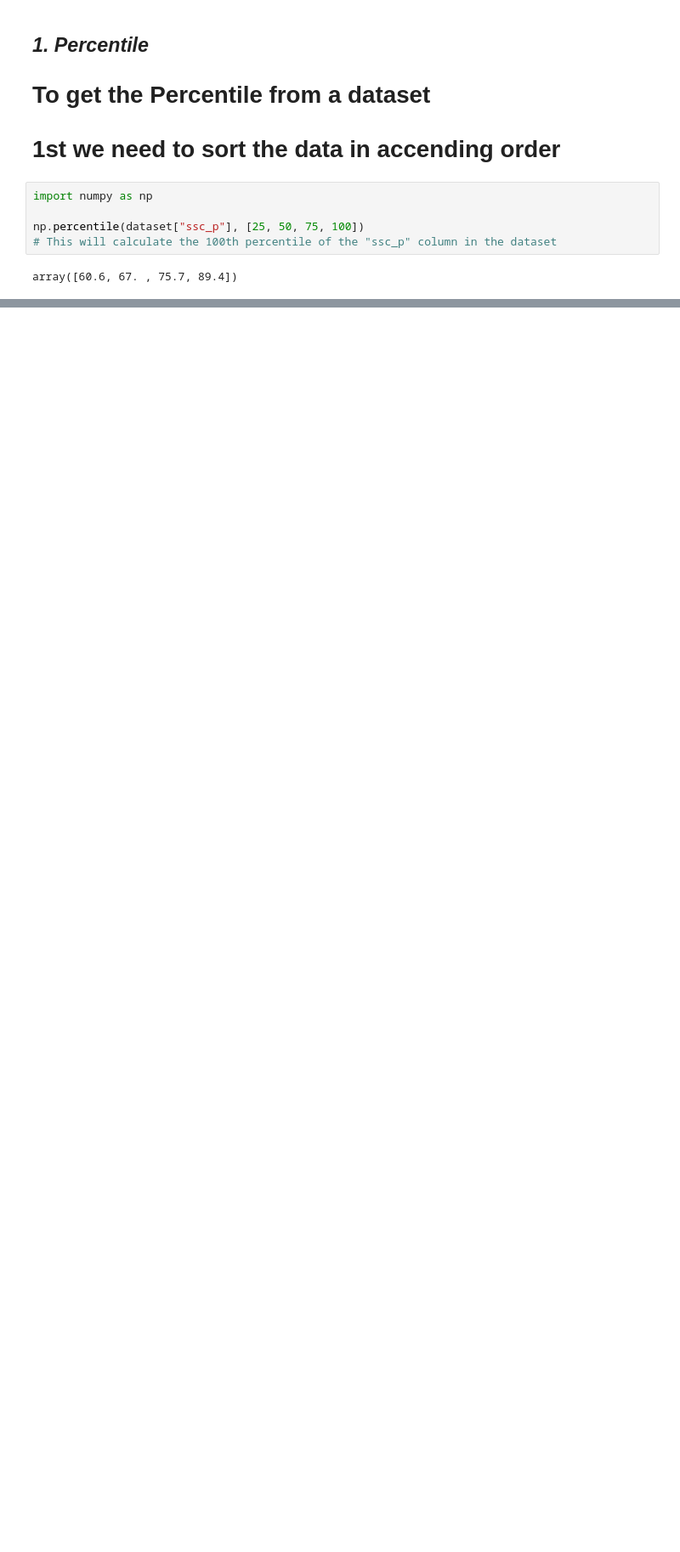
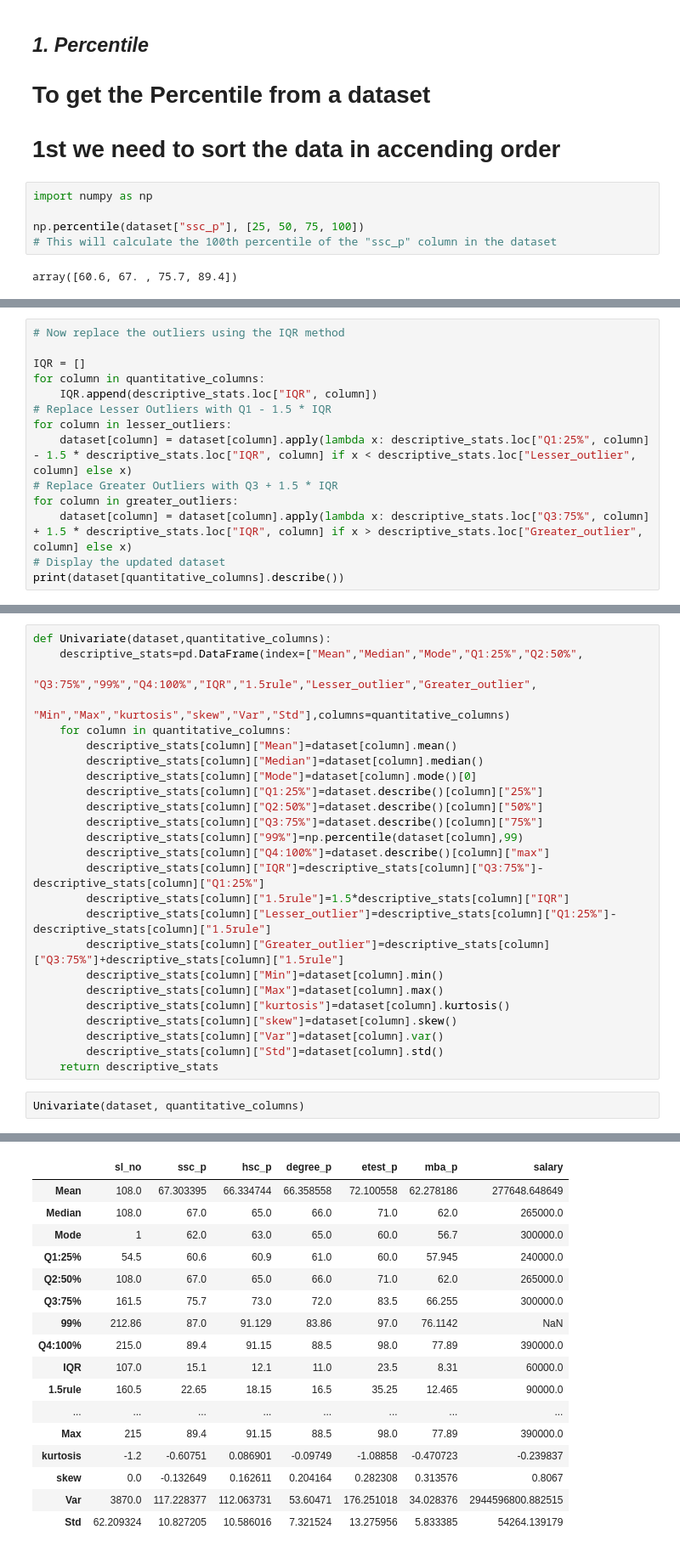
Before and after one commit to JoinDeeHub/AI, a Jupyter notebook: 3.Data_Science/1_Univariate_Analysis/Measure of Location of the Data/percentile.ipynb, the cells around one changed output, grey strips where cells are left out. Shown at 85% size. Cells and saved outputs as stored; diff of their text form; blank space fills up the shorter version.

```diff
--- a/3.Data_Science/1_Univariate_Analysis/Measure of Location of the Data/percentile.ipynb
+++ b/3.Data_Science/1_Univariate_Analysis/Measure of Location of the Data/percentile.ipynb
@@ -484,0 +543,14 @@ discriptive_stats
+# %%
+# Now replace the outliers using the IQR method
+
+IQR = []
+for column in quantitative_columns:
+    IQR.append(descriptive_stats.loc["IQR", column])
+# Replace Lesser Outliers with Q1 - 1.5 * IQR
+for column in lesser_outliers:
+    dataset[column] = dataset[column].apply(lambda x: descriptive_stats.loc["Q1:25%", column] - 1.5 * descriptive_stats.loc["IQR", column] if x < descriptive_stats.loc["Lesser_outlier", column] else x)
+# Replace Greater Outliers with Q3 + 1.5 * IQR
+for column in greater_outliers:
+    dataset[column] = dataset[column].apply(lambda x: descriptive_stats.loc["Q3:75%", column] + 1.5 * descriptive_stats.loc["IQR", column] if x > descriptive_stats.loc["Greater_outlier", column] else x)
+# Display the updated dataset
+print(dataset[quantitative_columns].describe())
@@ -484,0 +641,28 @@ discriptive_stats
+# %%
+def Univariate(dataset,quantitative_columns):
+    descriptive_stats=pd.DataFrame(index=["Mean","Median","Mode","Q1:25%","Q2:50%",
+                               "Q3:75%","99%","Q4:100%","IQR","1.5rule","Lesser_outlier","Greater_outlier",
+                                    "Min","Max","kurtosis","skew","Var","Std"],columns=quantitative_columns)
+    for column in quantitative_columns:
+        descriptive_stats[column]["Mean"]=dataset[column].mean()
+        descriptive_stats[column]["Median"]=dataset[column].median()
+        descriptive_stats[column]["Mode"]=dataset[column].mode()[0]
+        descriptive_stats[column]["Q1:25%"]=dataset.describe()[column]["25%"]
+        descriptive_stats[column]["Q2:50%"]=dataset.describe()[column]["50%"]
+        descriptive_stats[column]["Q3:75%"]=dataset.describe()[column]["75%"]
+        descriptive_stats[column]["99%"]=np.percentile(dataset[column],99)
+        descriptive_stats[column]["Q4:100%"]=dataset.describe()[column]["max"]
+        descriptive_stats[column]["IQR"]=descriptive_stats[column]["Q3:75%"]-descriptive_stats[column]["Q1:25%"]
+        descriptive_stats[column]["1.5rule"]=1.5*descriptive_stats[column]["IQR"]
+        descriptive_stats[column]["Lesser_outlier"]=descriptive_stats[column]["Q1:25%"]-descriptive_stats[column]["1.5rule"]
+        descriptive_stats[column]["Greater_outlier"]=descriptive_stats[column]["Q3:75%"]+descriptive_stats[column]["1.5rule"]
+        descriptive_stats[column]["Min"]=dataset[column].min()
+        descriptive_stats[column]["Max"]=dataset[column].max()
+        descriptive_stats[column]["kurtosis"]=dataset[column].kurtosis()
+        descriptive_stats[column]["skew"]=dataset[column].skew()
+        descriptive_stats[column]["Var"]=dataset[column].var()
+        descriptive_stats[column]["Std"]=dataset[column].std()
+    return descriptive_stats
+# %%
+Univariate(dataset, quantitative_columns)
+# %% [output]
@@ -484,0 +686,17 @@ discriptive_stats
+|  | sl_no | ssc_p | hsc_p | degree_p | etest_p | mba_p | salary |
+| Mean | 108.0 | 67.303395 | 66.334744 | 66.358558 | 72.100558 | 62.278186 | 277648.648649 |
+| Median | 108.0 | 67.0 | 65.0 | 66.0 | 71.0 | 62.0 | 265000.0 |
+| Mode | 1 | 62.0 | 63.0 | 65.0 | 60.0 | 56.7 | 300000.0 |
+| Q1:25% | 54.5 | 60.6 | 60.9 | 61.0 | 60.0 | 57.945 | 240000.0 |
+| Q2:50% | 108.0 | 67.0 | 65.0 | 66.0 | 71.0 | 62.0 | 265000.0 |
+| Q3:75% | 161.5 | 75.7 | 73.0 | 72.0 | 83.5 | 66.255 | 300000.0 |
+| 99% | 212.86 | 87.0 | 91.129 | 83.86 | 97.0 | 76.1142 | NaN |
+| Q4:100% | 215.0 | 89.4 | 91.15 | 88.5 | 98.0 | 77.89 | 390000.0 |
+| IQR | 107.0 | 15.1 | 12.1 | 11.0 | 23.5 | 8.31 | 60000.0 |
+| 1.5rule | 160.5 | 22.65 | 18.15 | 16.5 | 35.25 | 12.465 | 90000.0 |
+| ... | ... | ... | ... | ... | ... | ... | ... |
+| Max | 215 | 89.4 | 91.15 | 88.5 | 98.0 | 77.89 | 390000.0 |
+| kurtosis | -1.2 | -0.60751 | 0.086901 | -0.09749 | -1.08858 | -0.470723 | -0.239837 |
+| skew | 0.0 | -0.132649 | 0.162611 | 0.204164 | 0.282308 | 0.313576 | 0.8067 |
+| Var | 3870.0 | 117.228377 | 112.063731 | 53.60471 | 176.251018 | 34.028376 | 2944596800.882515 |
+| Std | 62.209324 | 10.827205 | 10.586016 | 7.321524 | 13.275956 | 5.833385 | 54264.139179 |
```
Also changed, not shown: parts of 20 cells of this notebook, 5 other files.
